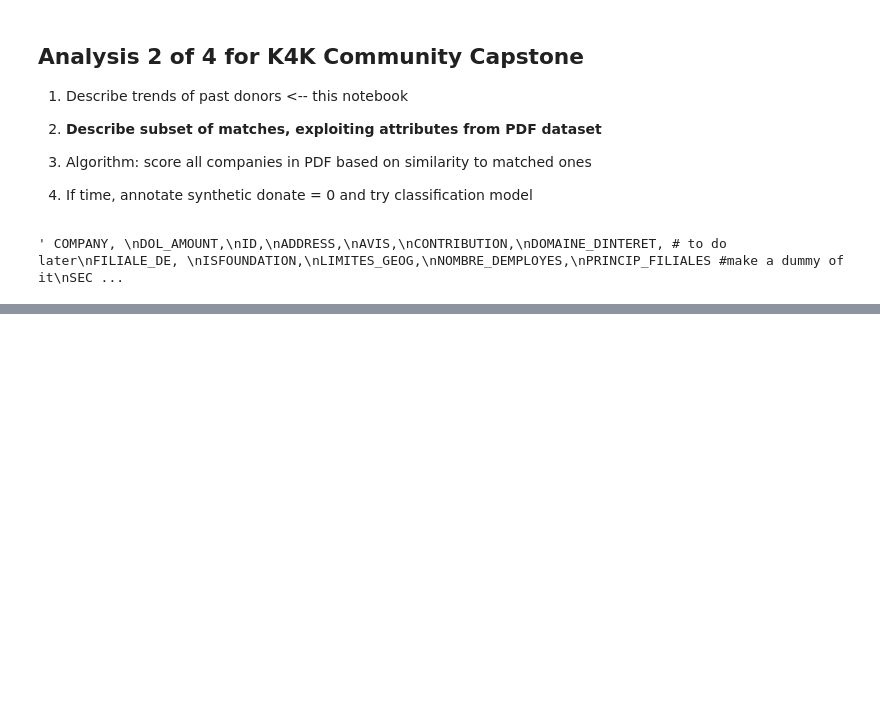
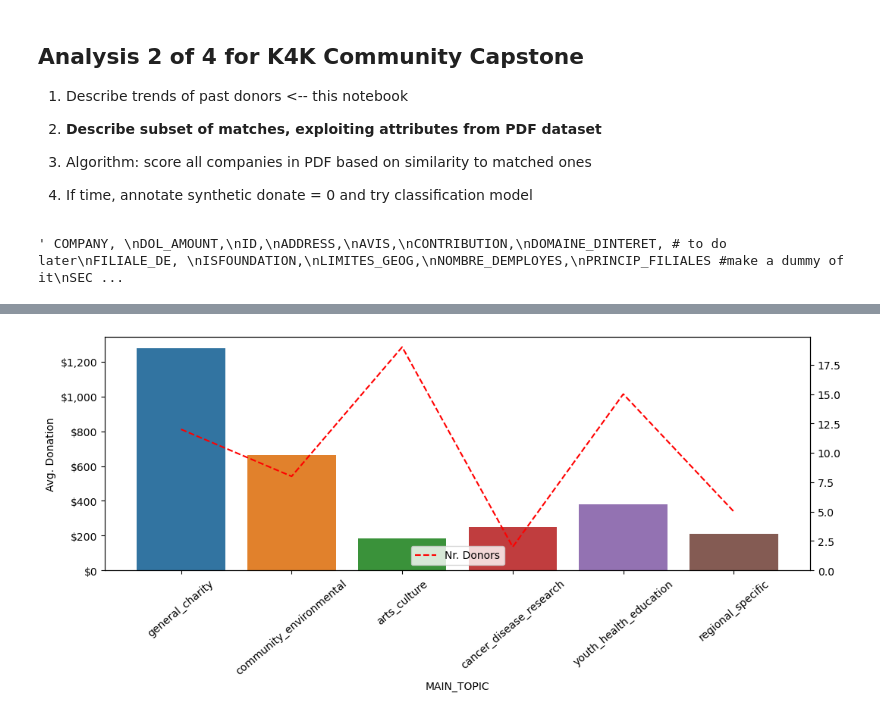
Before and after one commit to carlosfg97/Kurling4Kids, a Jupyter notebook: dataset_merge/matched_donors_analysis.ipynb, the cells around one changed output, grey strips where cells are left out. Drawn from its saved outputs; the diff is of its cells as text; code cells hidden in the pictures; blank space fills up the shorter version.

```diff
--- a/dataset_merge/matched_donors_analysis.ipynb
+++ b/dataset_merge/matched_donors_analysis.ipynb
@@ -613,0 +183,5 @@ array(['Centraide, collectivités, éducation, environnement, maladies infantile
+# %%
+bar_line_plot(df1, y1='DOL_AMOUNT', y2='COUNT', x='MAIN_TOPIC', y1_axis =  'Avg. Donation',
+y2_axis = '', y2_label= 'Nr. Donors', title = None, legend=True)
+# %% [output]
+[figure, added]
```
Also changed, not shown: parts of 64 cells of this notebook, 10 other files.
